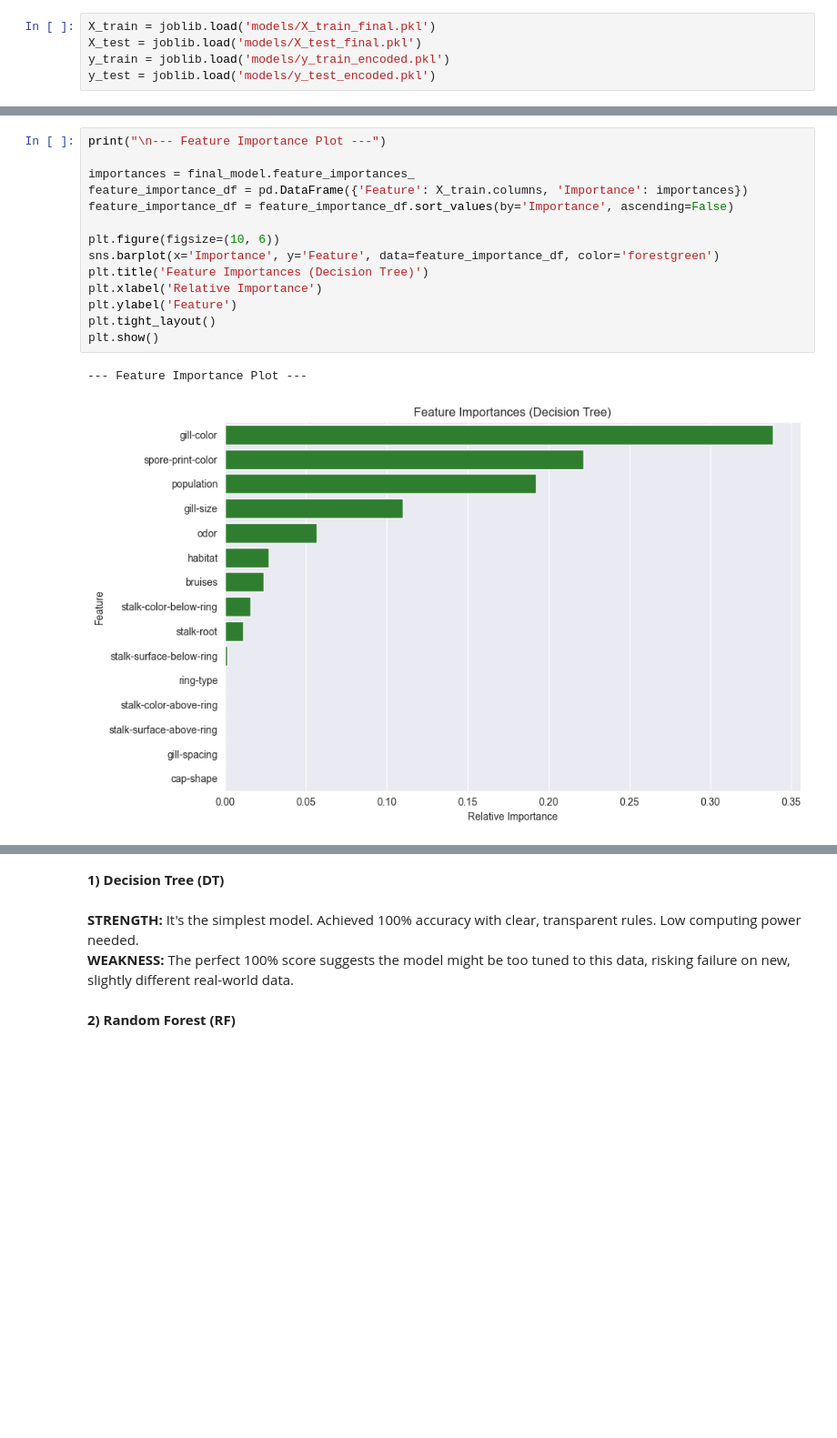
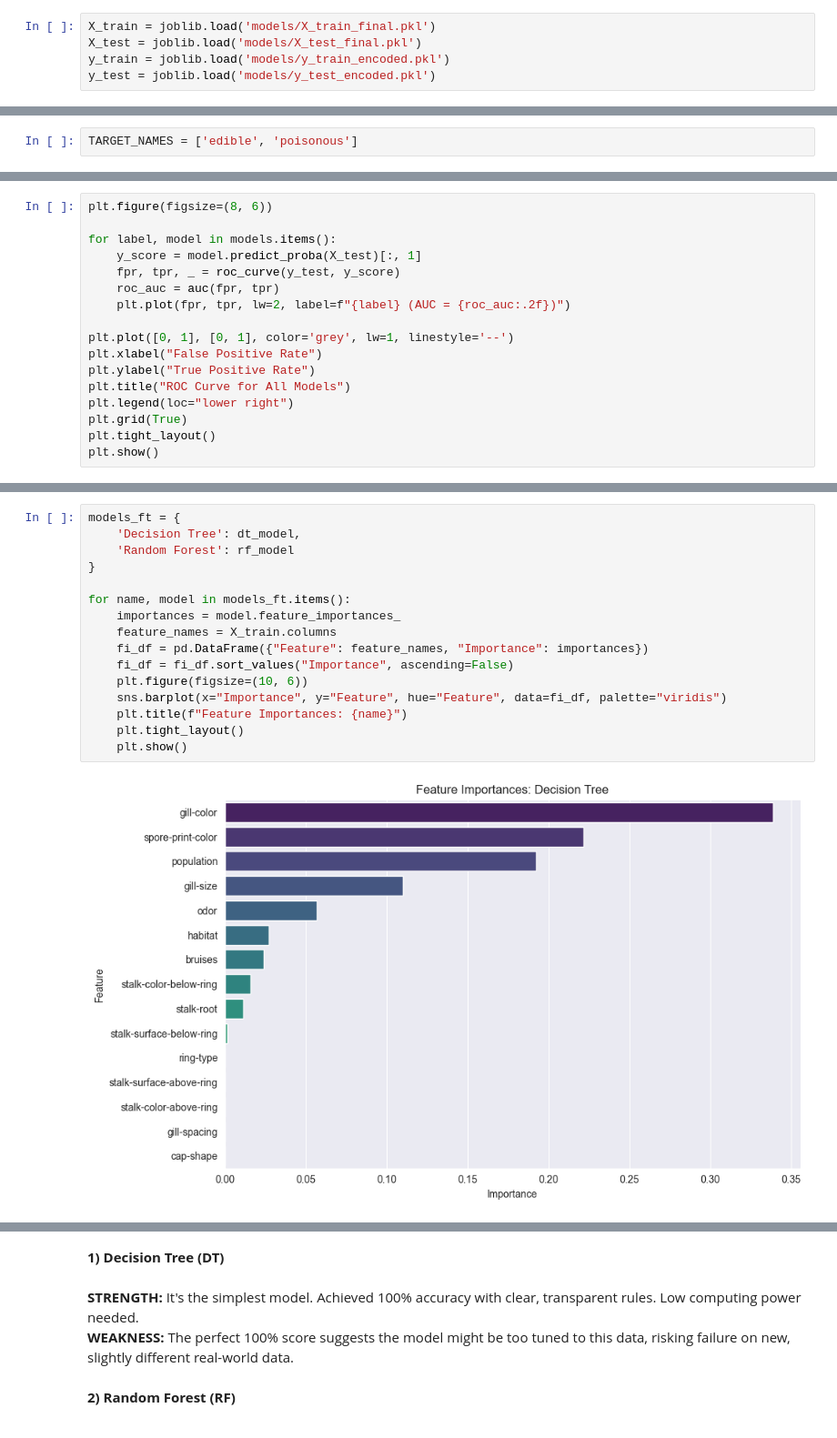
Before and after one commit to lizakolosova/machine-learning-lifecycle, a Jupyter notebook: lifecycleproject/evaluation-and-analysis.ipynb, the cells around one changed output, grey strips where cells are left out. Shown at 91% size. Cells and saved outputs as stored; diff of their text form; blank space fills up the shorter version.

```diff
--- a/lifecycleproject/evaluation-and-analysis.ipynb
+++ b/lifecycleproject/evaluation-and-analysis.ipynb
@@ -25,0 +44,2 @@ y_pred_dt = final_model.predict(X_test)
+# %%
+TARGET_NAMES = ['edible', 'poisonous']
@@ -73,0 +131,17 @@ weighted avg       1.00      1.00      1.00      1625
+# %%
+plt.figure(figsize=(8, 6))
+
+for label, model in models.items():
+    y_score = model.predict_proba(X_test)[:, 1]
+    fpr, tpr, _ = roc_curve(y_test, y_score)
+    roc_auc = auc(fpr, tpr)
+    plt.plot(fpr, tpr, lw=2, label=f"{label} (AUC = {roc_auc:.2f})")
+
+plt.plot([0, 1], [0, 1], color='grey', lw=1, linestyle='--')
+plt.xlabel("False Positive Rate")
+plt.ylabel("True Positive Rate")
+plt.title("ROC Curve for All Models")
+plt.legend(loc="lower right")
+plt.grid(True)
+plt.tight_layout()
+plt.show()
@@ -74,17 +152,18 @@ weighted avg       1.00      1.00      1.00      1625
 # %%
-print("\n--- Feature Importance Plot ---")
+models_ft = {
+    'Decision Tree': dt_model,
+    'Random Forest': rf_model
+}
 
-importances = final_model.feature_importances_
-feature_importance_df = pd.DataFrame({'Feature': X_train.columns, 'Importance': importances})
-feature_importance_df = feature_importance_df.sort_values(by='Importance', ascending=False)
-
-plt.figure(figsize=(10, 6))
-sns.barplot(x='Importance', y='Feature', data=feature_importance_df, color='forestgreen')
-plt.title('Feature Importances (Decision Tree)')
-plt.xlabel('Relative Importance')
-plt.ylabel('Feature')
-plt.tight_layout()
-plt.show()
+for name, model in models_ft.items():
+    importances = model.feature_importances_
+    feature_names = X_train.columns
+    fi_df = pd.DataFrame({"Feature": feature_names, "Importance": importances})
+    fi_df = fi_df.sort_values("Importance", ascending=False)
+    plt.figure(figsize=(10, 6))
+    sns.barplot(x="Importance", y="Feature", hue="Feature", data=fi_df, palette="viridis")
+    plt.title(f"Feature Importances: {name}")
+    plt.tight_layout()
+    plt.show()
 # %% [output]
---- Feature Importance Plot ---
-[figure, old version]
+[figure, new version]
```
Also changed, not shown: parts of 21 cells of this notebook.
